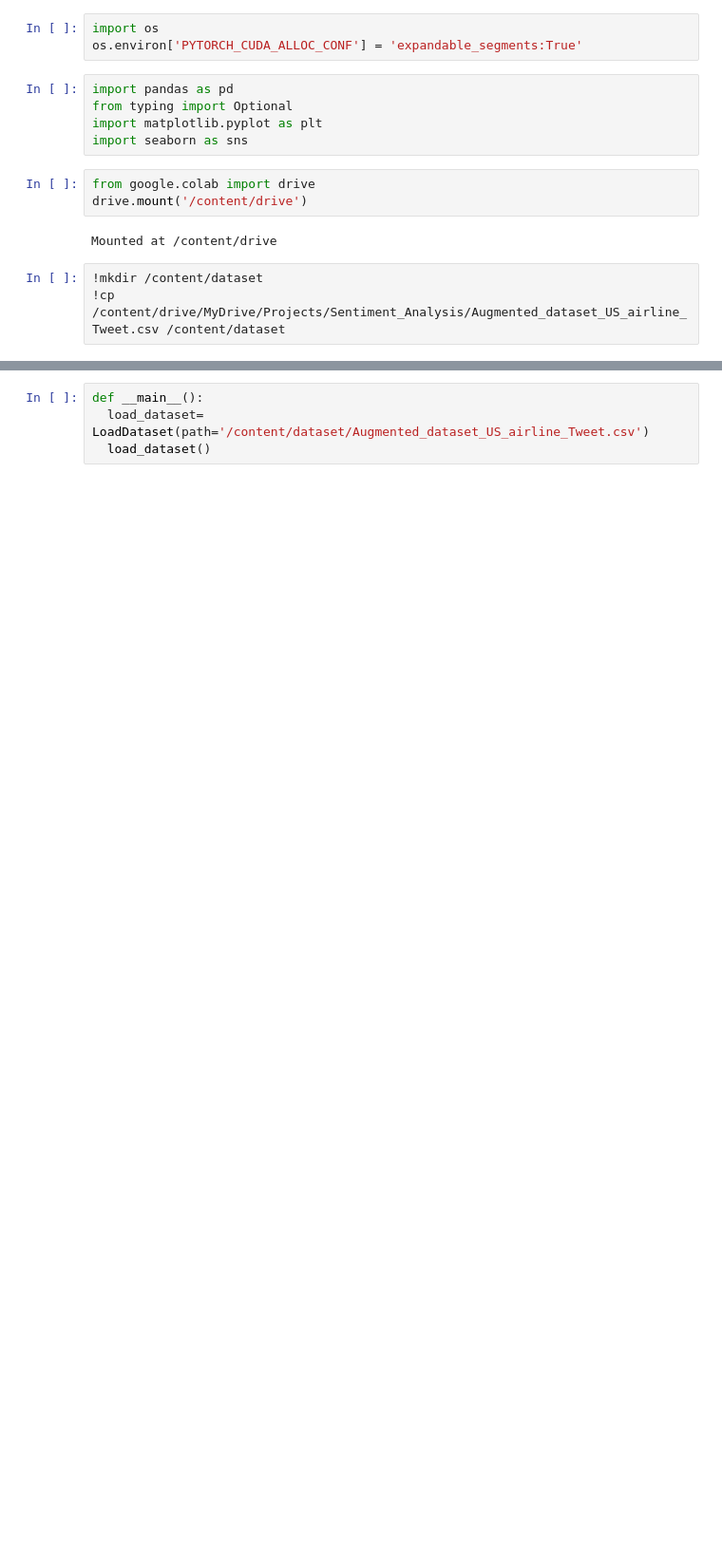
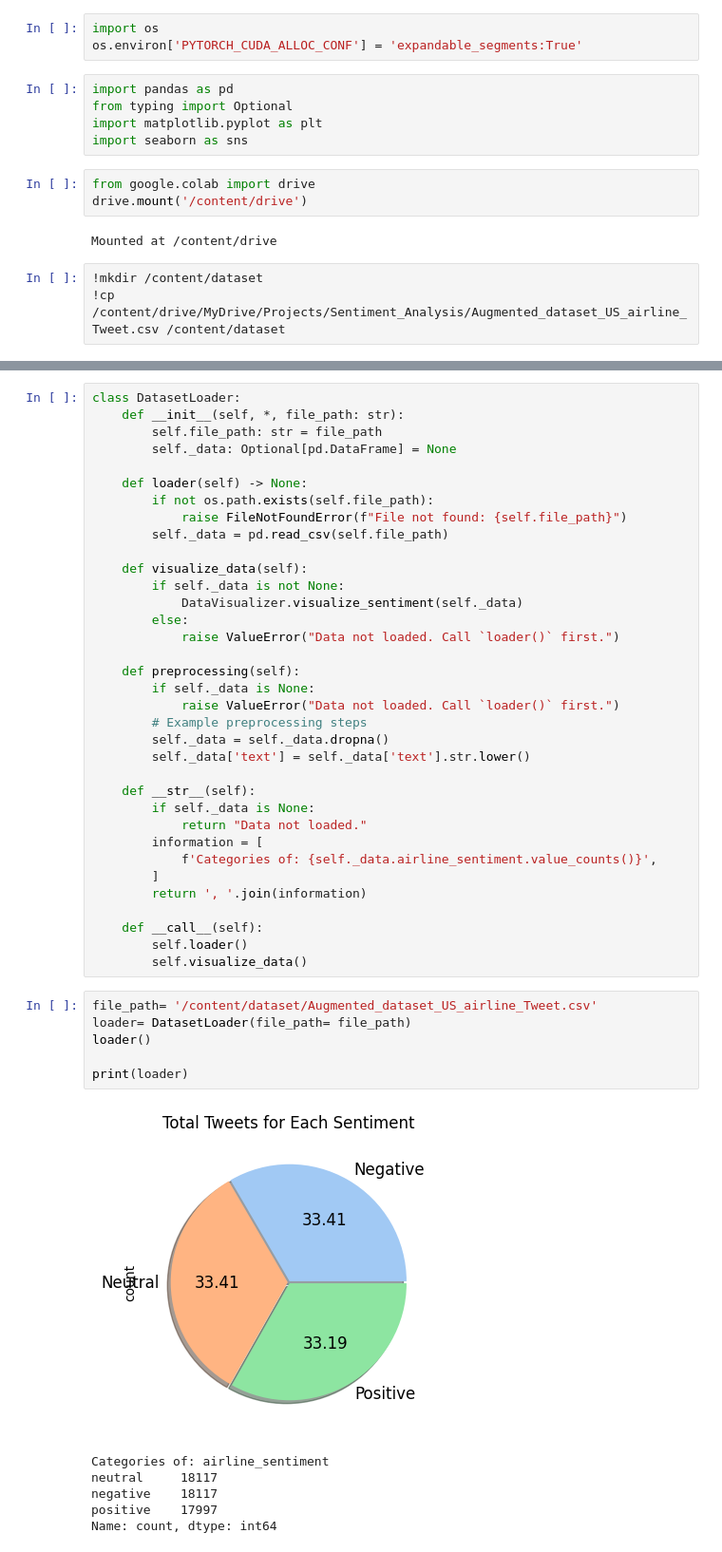
Before and after one commit to HoseinNekouei/US_Airline_Sentiment_Classification, a Jupyter notebook: pyTorch_US_airline_tweet_fine_tune.ipynb, the cells around one changed output, grey strips where cells are left out. Shown at 95% size. Cells and saved outputs as stored; diff of their text form; blank space fills up the shorter version.

Commit message:
I revised the DatasetLoader class, considering object-oriented programming principles such as encapsulation, single responsibility, error handling, and type hinting.

```diff
--- a/pyTorch_US_airline_tweet_fine_tune.ipynb
+++ b/pyTorch_US_airline_tweet_fine_tune.ipynb
@@ -65,4 +40,48 @@ class LoadDataset:
-# %%
-def __main__():
-  load_dataset= LoadDataset(path='/content/dataset/Augmented_dataset_US_airline_Tweet.csv')
-  load_dataset()
+# %%
+class DatasetLoader:
+    def __init__(self, *, file_path: str):
+        self.file_path: str = file_path
+        self._data: Optional[pd.DataFrame] = None
+
+    def loader(self) -> None:
+        if not os.path.exists(self.file_path):
+            raise FileNotFoundError(f"File not found: {self.file_path}")
+        self._data = pd.read_csv(self.file_path)
+
+    def visualize_data(self):
+        if self._data is not None:
+            DataVisualizer.visualize_sentiment(self._data)
+        else:
+            raise ValueError("Data not loaded. Call `loader()` first.")
+
+    def preprocessing(self):
+        if self._data is None:
+            raise ValueError("Data not loaded. Call `loader()` first.")
+        # Example preprocessing steps
+        self._data = self._data.dropna()
+        self._data['text'] = self._data['text'].str.lower()
+
+    def __str__(self):
+        if self._data is None:
+            return "Data not loaded."
+        information = [
+            f'Categories of: {self._data.airline_sentiment.value_counts()}',
+        ]
+        return ', '.join(information)
+
+    def __call__(self):
+        self.loader()
+        self.visualize_data()
+# %%
+file_path= '/content/dataset/Augmented_dataset_US_airline_Tweet.csv'
+loader= DatasetLoader(file_path= file_path)
+loader()
+
+print(loader)
+# %% [output]
+[figure, added]
+Categories of: airline_sentiment
+neutral     18117
+negative    18117
+positive    17997
+Name: count, dtype: int64
```
Also changed, not shown: parts of 1 cell of this notebook.
